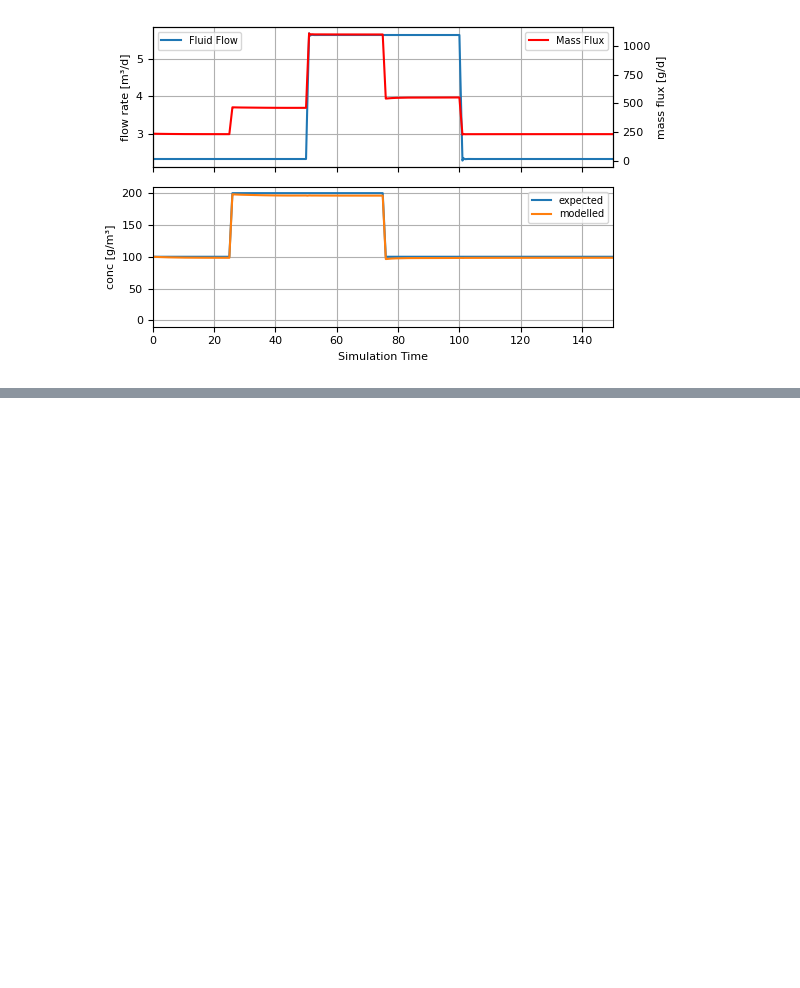
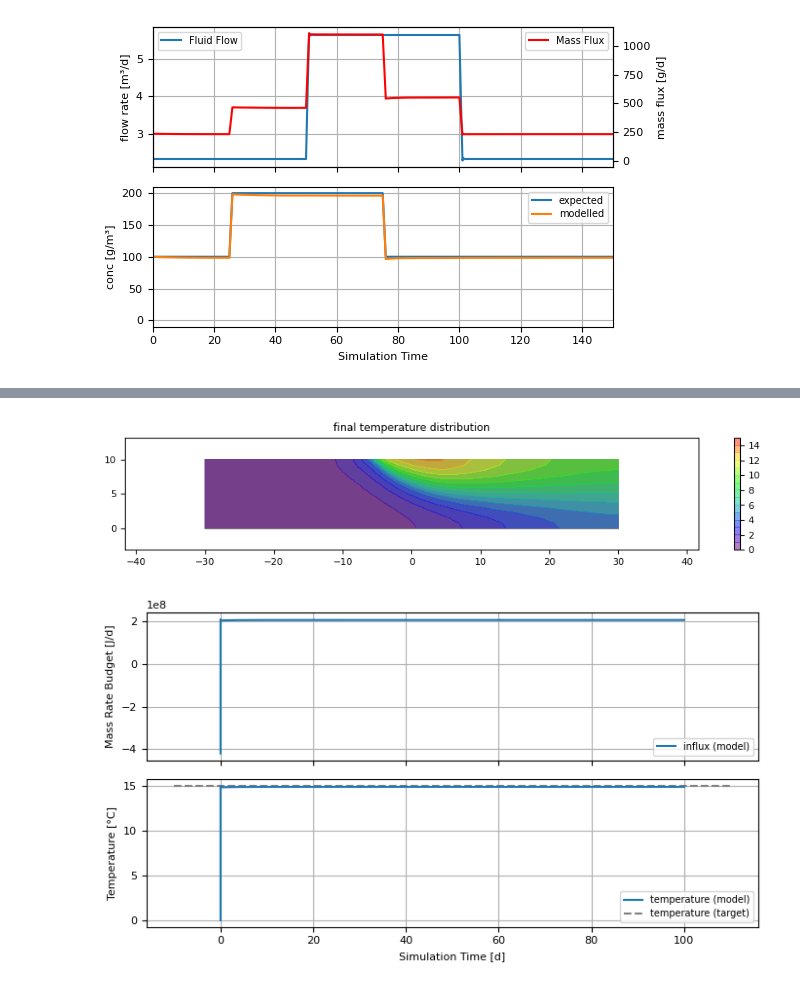
Before and after one commit to DHI/ifm, a Jupyter notebook: tutorials/mass-load-boundary-condition.ipynb, the cells around one changed output, grey strips where cells are left out. Drawn from its saved outputs; the diff is of its cells as text; code cells hidden in the pictures; blank space fills up the shorter version.

Commit message:
Added tests for HeatLoadBoundaryCondition

```diff
--- a/tutorials/mass-load-boundary-condition.ipynb
+++ b/tutorials/mass-load-boundary-condition.ipynb
@@ -347,0 +365,2 @@ ax2.legend()
+# %%
+doc = ifm.loadDocument("./mass-load-boundary-condition/femdata/Qtot_1md_lateralFlow_heat.fem")
@@ -347,0 +384,33 @@ ax2.legend()
+# %%
+plt.style.use("DHI")
+
+fig, ax1 = plt.subplots(1, figsize=(9, 2))
+doc.c.plot.faces()
+doc.c.plot.fringes(par=ifm.Enum.P_TEMP, levels=np.arange(0,16,1))
+ax1 = plt.gca()
+ax1.axis("equal")
+plt.title("final temperature distribution")
+plt.colorbar()
+plt.show()
+
+fig, (ax1, ax2) = plt.subplots(2, figsize=(7, 4), sharex=True)
+
+doc.c.hist.df.history(ifm.Enum.HIST_HFLUX).inflow.plot(label="influx (model)", ax=ax1)
+ax1.set_ylabel("Mass Rate Budget [J/d]")
+ax1.set_xlabel("Simulation Time [d]")
+ax1.legend()
+ax1.grid()
+
+plt.sca(ax2)
+df_temp = doc.c.hist.df.history(ifm.Enum.HIST_HFLUX) / doc.c.hist.df.history(ifm.Enum.HIST_FFLUX) / 4.2e+6 + doc.getReferenceTemperature()
+df_temp.inflow.plot(label="temperature (model)")
+plt.hlines([15], -10, 110, color="grey", linestyle="--", label="temperature (target)")
+
+ax2.set_ylabel("Temperature [°C]")
+ax2.set_xlabel("Simulation Time [d]")
+ax2.legend()
+ax2.grid()
+plt.show()
+# %% [output]
+[figure, added]
+[figure, added]
```
Also changed, not shown: parts of 6 cells of this notebook, 1 other file.
